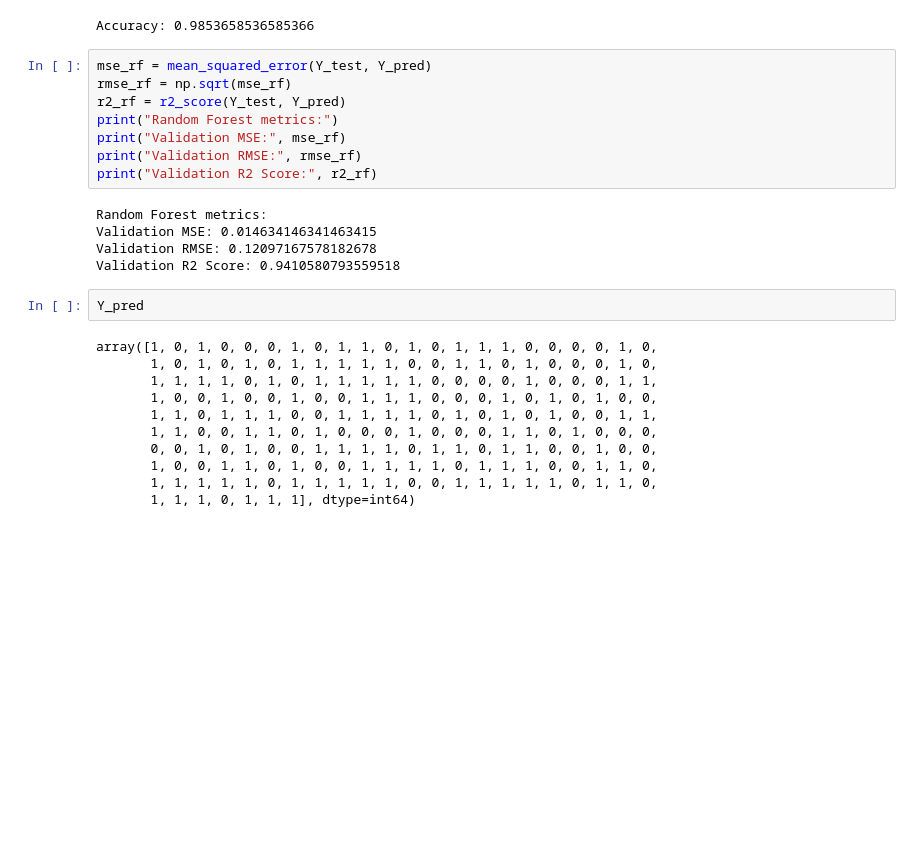
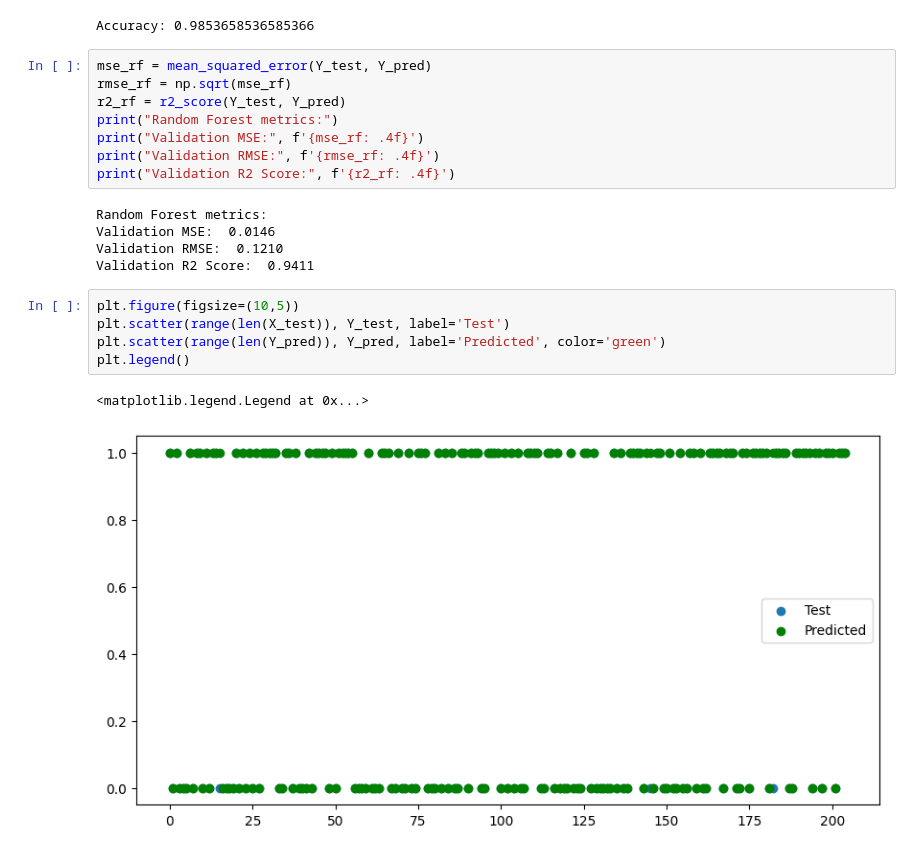
Before and after one commit to binda7/Heart-prediction, a Jupyter notebook: heart.ipynb, the cells around one changed output. Drawn from its saved outputs; the diff is of its cells as text; blank space fills up the shorter version.

```diff
--- a/heart.ipynb
+++ b/heart.ipynb
@@ -153,24 +153,19 @@ mse_rf = mean_squared_error(Y_test, Y_pred)
 rmse_rf = np.sqrt(mse_rf)
 r2_rf = r2_score(Y_test, Y_pred)
 print("Random Forest metrics:")
-print("Validation MSE:", mse_rf)
-print("Validation RMSE:", rmse_rf)
-print("Validation R2 Score:", r2_rf)
+print("Validation MSE:", f'{mse_rf: .4f}')
+print("Validation RMSE:", f'{rmse_rf: .4f}')
+print("Validation R2 Score:", f'{r2_rf: .4f}')
 # %% [output]
 Random Forest metrics:
-Validation MSE: 0.014634146341463415
-Validation RMSE: 0.12097167578182678
-Validation R2 Score: 0.9410580793559518
+Validation MSE:  0.0146
+Validation RMSE:  0.1210
+Validation R2 Score:  0.9411
-# %%
-Y_pred
-# %% [output]
-array([1, 0, 1, 0, 0, 0, 1, 0, 1, 1, 0, 1, 0, 1, 1, 1, 0, 0, 0, 0, 1, 0,
-       1, 0, 1, 0, 1, 0, 1, 1, 1, 1, 1, 0, 0, 1, 1, 0, 1, 0, 0, 0, 1, 0,
-       1, 1, 1, 1, 0, 1, 0, 1, 1, 1, 1, 1, 0, 0, 0, 0, 1, 0, 0, 0, 1, 1,
-       1, 0, 0, 1, 0, 0, 1, 0, 0, 1, 1, 1, 0, 0, 0, 1, 0, 1, 0, 1, 0, 0,
-       1, 1, 0, 1, 1, 1, 0, 0, 1, 1, 1, 1, 0, 1, 0, 1, 0, 1, 0, 0, 1, 1,
-       1, 1, 0, 0, 1, 1, 0, 1, 0, 0, 0, 1, 0, 0, 0, 1, 1, 0, 1, 0, 0, 0,
-       0, 0, 1, 0, 1, 0, 0, 1, 1, 1, 1, 0, 1, 1, 0, 1, 1, 0, 0, 1, 0, 0,
-       1, 0, 0, 1, 1, 0, 1, 0, 0, 1, 1, 1, 1, 0, 1, 1, 1, 0, 0, 1, 1, 0,
-       1, 1, 1, 1, 1, 0, 1, 1, 1, 1, 1, 0, 0, 1, 1, 1, 1, 1, 0, 1, 1, 0,
-       1, 1, 1, 0, 1, 1, 1], dtype=int64)
+# %%
+plt.figure(figsize=(10,5))
+plt.scatter(range(len(X_test)), Y_test, label='Test')
+plt.scatter(range(len(Y_pred)), Y_pred, label='Predicted', color='green')
+plt.legend()
+# %% [output]
+<matplotlib.legend.Legend at 0x...>
+[figure, added]
```
